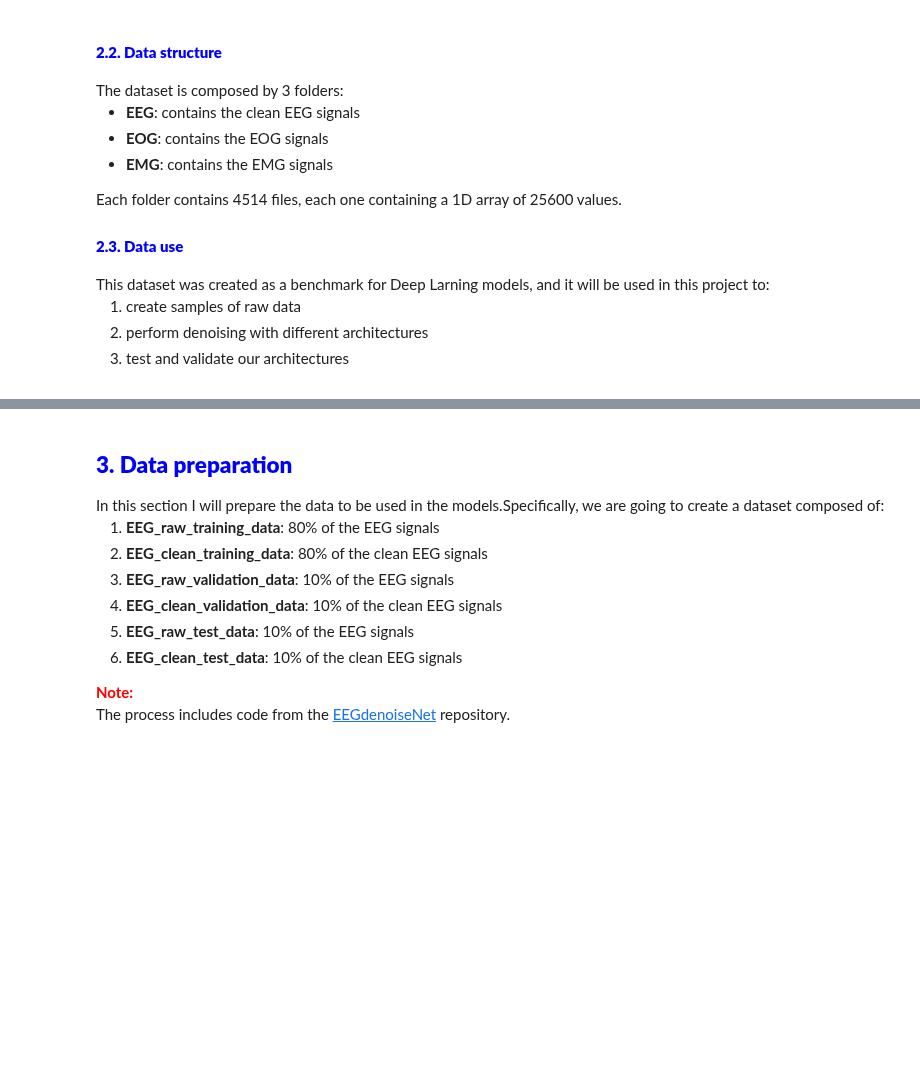
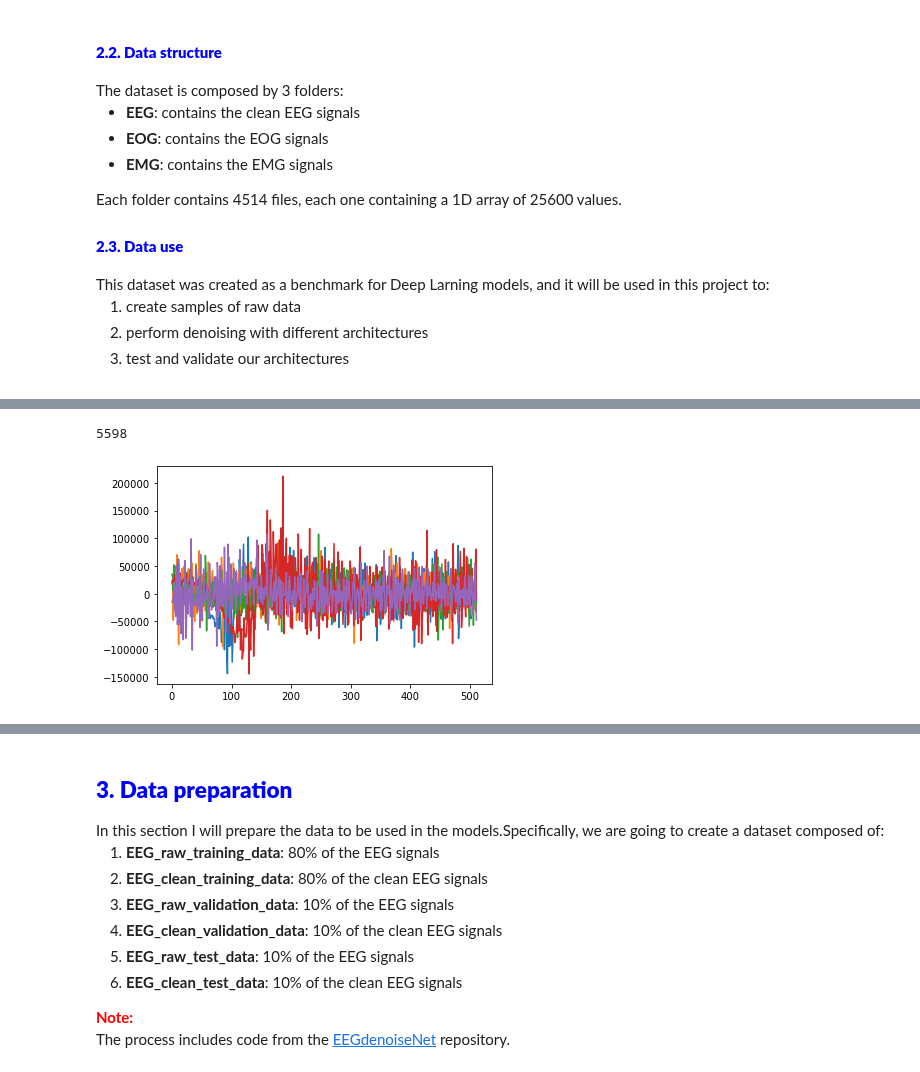
Before and after one commit to MartinaDoku2001/Thesis, a Jupyter notebook: EEG_denoising.ipynb, the cells around one changed output, grey strips where cells are left out. Cells and saved outputs as stored; diff of their text form; code cells hidden in the pictures; blank space fills up the shorter version.

```diff
--- a/EEG_denoising.ipynb
+++ b/EEG_denoising.ipynb
@@ -37,0 +52,10 @@ This dataset was created as a benchmark for Deep Larning models, and it will be
+# %%
+#PLOTTING 5 EMG PURE DATA
+pure_EMG=np.load('data\EMG_all_epochs.npy')
+#print(pure_EEG)
+for i in pure_EMG[0:5]:
+    plt.plot(range(len(i)),i)
+print(len(pure_EMG))
+# %% [output]
+5598
+[figure, added]
```
Also changed, not shown: parts of 9 cells of this notebook, 3 other files.
